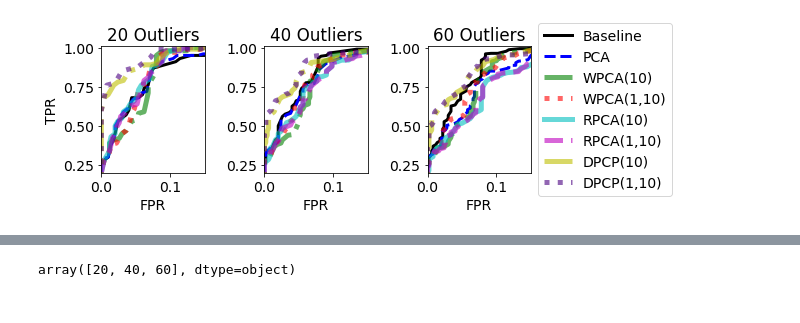
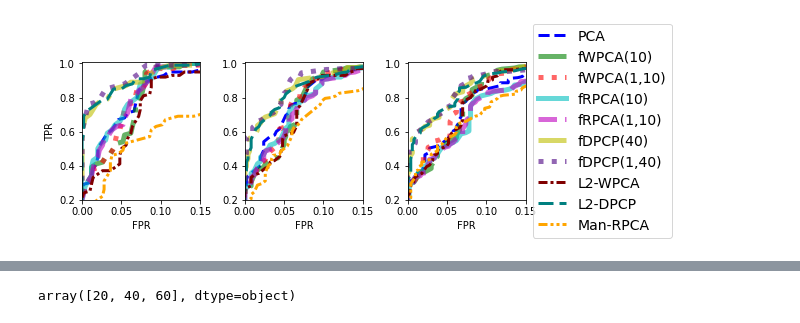
Before and after one commit to MasseyGhalayani/Paper01_funWithFlags, a Jupyter notebook: RemoteSensing/plots.ipynb, the cells around one changed output, grey strips where cells are left out. Drawn from its saved outputs; the diff is of its cells as text; code cells hidden in the pictures.

```diff
--- a/RemoteSensing/plots.ipynb
+++ b/RemoteSensing/plots.ipynb
@@ -44,0 +177,20 @@ def get_curves(labels, n_out: int, trials: list = [0], pca_type: str = 'pca', ba
+# %%
+colors = ['b',  'r','maroon','indigo', 'teal','k']
+linestyles = ['--',  ':',  'dashdot', 'dotted', (0, (3, 1, 1, 1)), (0, (5, 2)), (0, (3, 1, 1, 1, 1, 1)), (0, (5, 2, 1, 2)), (0, (3, 1, 1, 1, 1, 1, 1, 1))]
+
+plt.rcParams.update({'font.size': 14})
+plt.figure(figsize = (8,2))
+
+ii=0
+for alg, alg_lbl in zip(['PCA',  'WPCA[1, 10]', 'L2-WPCA', 'DPCP[1, 10]',  'L2-DPCP', 'Man-RPCA'], ['PCA',  'WPCA(1,10)',  'L2-WPCA', 'DPCP(1,40)', 'L2-DPCP', 'Man-RPCA']):
+    if str([10]) not in alg:
+        idx = res['Algorithm'] == alg
+        sel_res = res[idx]
+        plt.plot(sel_res['Num Outliers'].values, sel_res['AUC'].values, label = alg_lbl, lw = 1.5, alpha = .7, color = colors[ii], linestyle = linestyles[ii], marker = 'o')
+        ii+=1
+# plt.ylim([.8, 1])
+# plt.legend(loc='center left', bbox_to_anchor=(1, 0.5), fontsize = 12)
+plt.ylabel('AUC')
+plt.xlabel('Num Outliers')
+plt.tight_layout()
+plt.savefig('landuse_auc.pdf')
@@ -45,4 +199,5 @@ def get_curves(labels, n_out: int, trials: list = [0], pca_type: str = 'pca', ba
 # %%
+
 
 
 trials = [0,1,2,3,4]
@@ -54,16 +209,19 @@ n_in = 100
 fl_types = [[10], [1,10]]
 fl_ids = ['(10)', '(1,10)']
 
+dfl_ids = ['(40)', '(1,40)']
+
 fig, axs = plt.subplots(1,3, figsize = (9,3))
 jj=0
 for n_out in [20,40,60]: #,80,100]: #,64,128]:
     labels = [0]*n_in + [1]*n_out
-    ii=0
-    axs[jj].set_title(f'{n_out} Outliers')
-    fpr, tpr, roc_auc = get_curves(labels, n_out, trials, 'pca_all')
-    axs[jj].plot(fpr, tpr, lw = 3, color = colors[ii], linestyle = linestyles[ii], label = f'Baseline')# (AUC = {np.round(roc_auc,2)})')
-    ii+=1
+    # ii=0
+    # axs[jj].set_title(f'{n_out} Outliers')
+    # fpr, tpr, roc_auc = get_curves(labels, n_out, trials, 'pca_all')
+    # axs[jj].plot(fpr, tpr, lw = 3, color = colors[ii], linestyle = linestyles[ii], label = f'Baseline')# (AUC = {np.round(roc_auc,2)})')
+    # ii+=1
 
+    ii=1
     fpr, tpr, roc_auc = get_curves(labels, n_out, trials, 'pca')
     axs[jj].plot(fpr, tpr, lw = 3, color = colors[ii], linestyle = linestyles[ii], label = f'PCA')# (AUC = {np.round(roc_auc,2)})')
     ii+=1
@@ -71,39 +229,51 @@ for n_out in [20,40,60]: #,80,100]: #,64,128]:
     for fl_type, fl_id in zip(fl_types, fl_ids):
 
         fpr, tpr, roc_auc = get_curves(labels, n_out, trials, 'wpca', fl_type = fl_type)
-        axs[jj].plot(fpr, tpr, alpha = .6, lw = 5, color = colors[ii], linestyle = linestyles[ii], label = f'WPCA{fl_id}')# (AUC = {np.round(roc_auc,2)})')
+        axs[jj].plot(fpr, tpr, alpha = .6, lw = 5, color = colors[ii], linestyle = linestyles[ii], label = f'fWPCA{fl_id}')# (AUC = {np.round(roc_auc,2)})')
         ii+=1
 
     for fl_type, fl_id in zip(fl_types, fl_ids):
 
         fpr, tpr, roc_auc = get_curves(labels, n_out, trials, 'rpca', fl_type = fl_type)
-        axs[jj].plot(fpr, tpr, alpha = .6, lw = 5, color = colors[ii], linestyle = linestyles[ii], label = f'RPCA{fl_id}')# (AUC = {np.round(roc_auc,2)})')
+        axs[jj].plot(fpr, tpr, alpha = .6, lw = 5, color = colors[ii], linestyle = linestyles[ii], label = f'fRPCA{fl_id}')# (AUC = {np.round(roc_auc,2)})')
         ii+=1
 
-    for fl_type, fl_id in zip(fl_types, fl_ids):
+    for fl_type, fl_id in zip(fl_types, dfl_ids):
 
         fpr, tpr, roc_auc = get_curves(labels, n_out, trials, 'dpcp', fl_type = fl_type)
-        axs[jj].plot(fpr, tpr, alpha = .6, lw = 5, color = colors[ii], linestyle = linestyles[ii], label = f'DPCP{fl_id}')# (AUC = {np.round(roc_auc,2)})')
+        axs[jj].plot(fpr, tpr, alpha = .6, lw = 5, color = colors[ii], linestyle = linestyles[ii], label = f'fDPCP{fl_id}')# (AUC = {np.round(roc_auc,2)})')
         ii+=1
+
+    fpr, tpr, roc_auc = get_curves(labels, n_out, trials, 'wpca_base')
+    axs[jj].plot(fpr, tpr, lw = 3, color = colors[ii], linestyle = linestyles[ii], label = f'L2-WPCA')# (AUC = {np.round(roc_auc,2)})')
+    ii+=1
+
+    fpr, tpr, roc_auc = get_curves(labels, n_out, trials, 'dpcp_base')
+    axs[jj].plot(fpr, tpr, lw = 3, color = colors[ii], linestyle = linestyles[ii], label = f'L2-DPCP')# (AUC = {np.round(roc_auc,2)})')
+    ii+=1
+
+    fpr, tpr, roc_auc = get_curves(labels, n_out, trials, 'rpca_man')
+    axs[jj].plot(fpr, tpr, lw = 3, color = colors[ii], linestyle = linestyles[ii], label = f'Man-RPCA')# (AUC = {np.round(roc_auc,2)})')
+    ii+=1
 
 
     axs[jj].set_xlabel('FPR')
 
     axs[jj].set_xlim([0,.15])
     axs[jj].set_ylim([.2,1.01])
 
 
 
 
     jj+=1
 
 axs[0].set_ylabel('TPR')
 
 axs[2].legend(loc='center left', bbox_to_anchor=(1, 0.5), fontsize = 14)
 plt.tight_layout()
-plt.savefig('landuse_roc.pdf')
+# plt.savefig('landuse_roc.pdf')
 # %% [output]
-[figure, old version]
+[figure, new version]
 # %%
 res = pd.DataFrame(columns = ['Num Outliers', 'Algorithm', 'AUC'])
 
```
Also changed, not shown: parts of 5 cells of this notebook, 17 other files.
